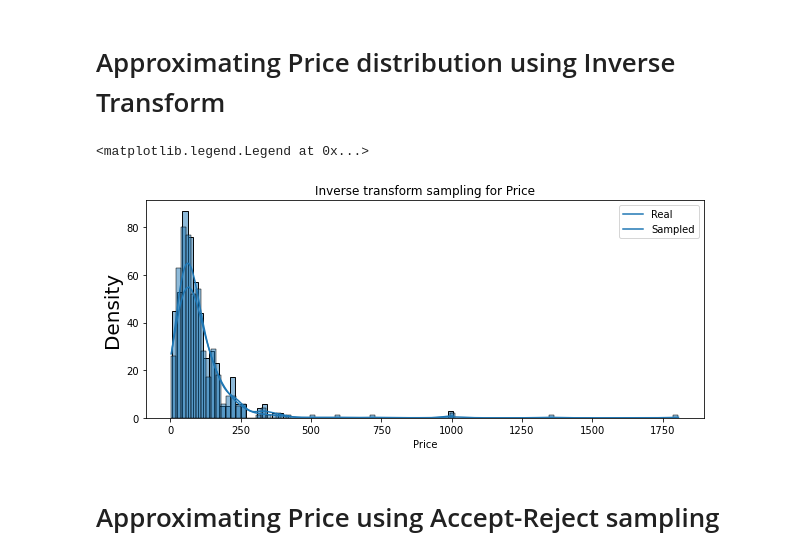
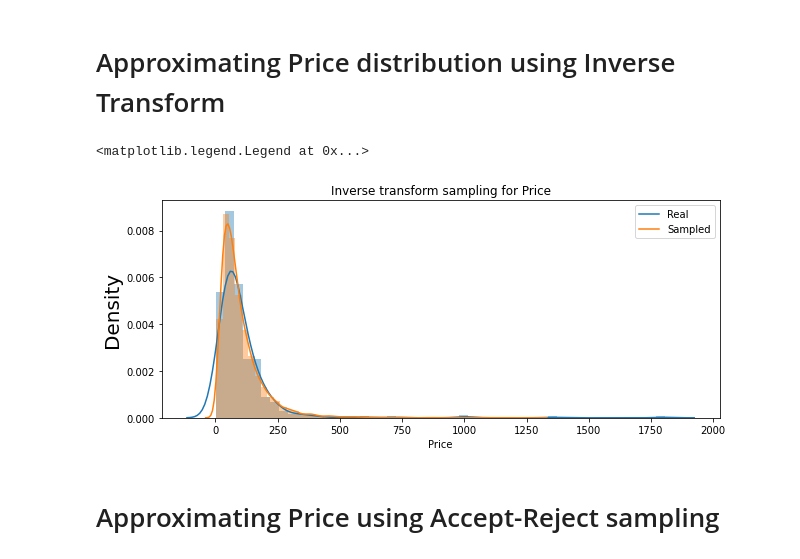
Before and after one commit to morkovka1337/multidimensional_data_processing, a Jupyter notebook: task3_BAMT.ipynb, the cells around one changed output. Drawn from its saved outputs; the diff is of its cells as text; code cells hidden in the pictures.

```diff
--- a/task3_BAMT.ipynb
+++ b/task3_BAMT.ipynb
@@ -48,33 +48,28 @@ data
 495 rows × 11 columns
 # %% [markdown]
 # Approximating Price distribution using Inverse Transform
-# %%
-def inv_trans_sampling(data, num_samples=1000):
-    #finding num ding
-    bins = sns.distributions._freedman_diaconis_bins(data)
-    # creating curve p(x)
-    hist, bin_edges = np.histogram(data.values, bins=bins, density=True)
-
-    cum_values = np.zeros(bin_edges.shape)
-    # integrating and saving square under the curve, because
-    # F(x) = P(X <= x)
-    cum_values[1:] = np.cumsum(hist * np.diff(bin_edges))
-    #interpl
-    inversed_cdf = partial(np.interp, xp=cum_values, fp=bin_edges)
-    #creating sampling data
-    uniform_values = np.random.rand(num_samples)
-    return inversed_cdf(uniform_values)
-
-inverse = inv_trans_sampling(data['Price'], len(data['Price']))
-plt.figure(figsize=(10, 4))
-sns.histplot(inverse, kde=True)
-sns.histplot(data['Price'], kde=True)
-plt.ylabel('Density', fontsize=20)
-plt.title('Inverse transform sampling for Price')
-plt.legend(['Real', 'Sampled'])
-# %% [output]
-<matplotlib.legend.Legend at 0x...>
-[figure, removed]
+# %%
+def inverse_transform_sampling(n, dist, param):
+    gen = np.random.uniform(size=n)
+    rv = dist(*param)
+    return rv.ppf(gen)
+
+
+params_price = st.lognorm.fit(data['Price'])
+sampled_price = inverse_transform_sampling(10000, st.lognorm, params_price)
+
+
+plt.figure(figsize=(10, 4))
+sns.distplot(data['Price'], kde=True, label='initial data',)
+sns.distplot(sampled_price, kde=True, norm_hist=True, label='sampled data')
+
+
+plt.ylabel('Density', fontsize=20)
+plt.title('Inverse transform sampling for Price')
+plt.legend(['Real', 'Sampled'])
+# %% [output]
+<matplotlib.legend.Legend at 0x...>
+[figure, added]
 # %% [markdown]
 # Approximating Price using Accept-Reject sampling
 # %%
```
Also changed, not shown: parts of 2 cells of this notebook.
